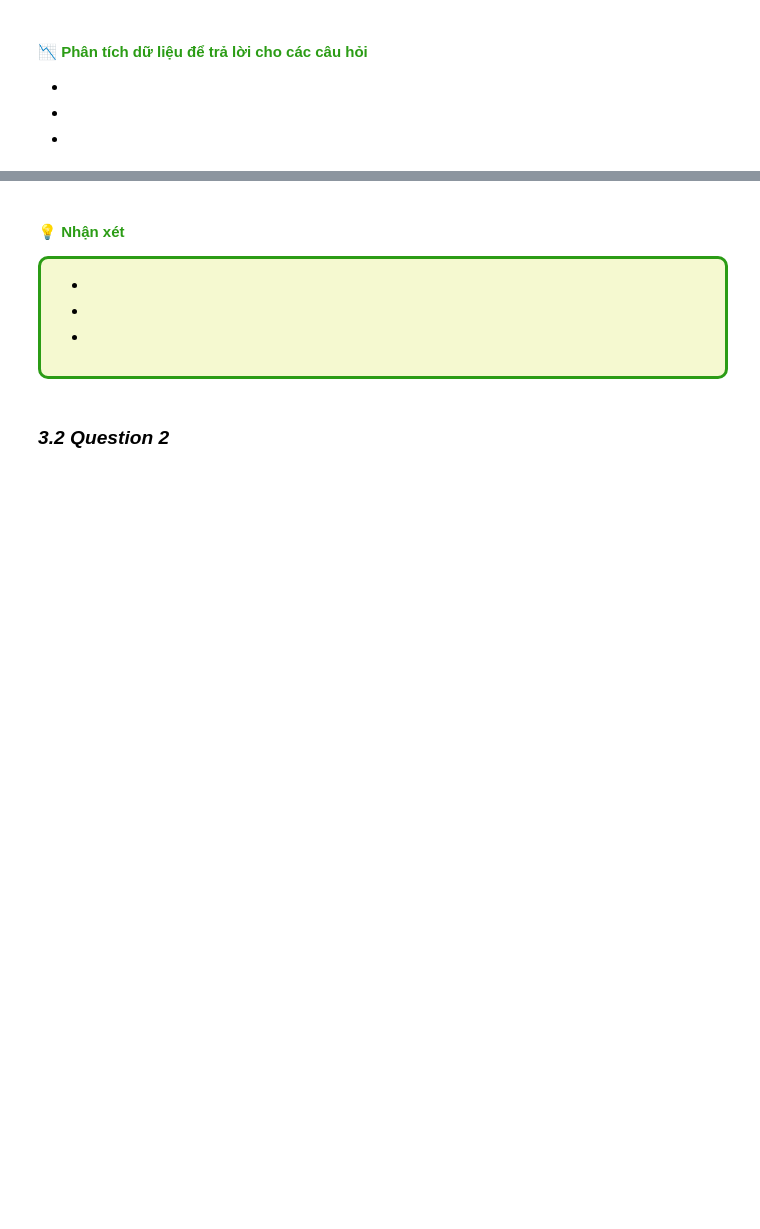
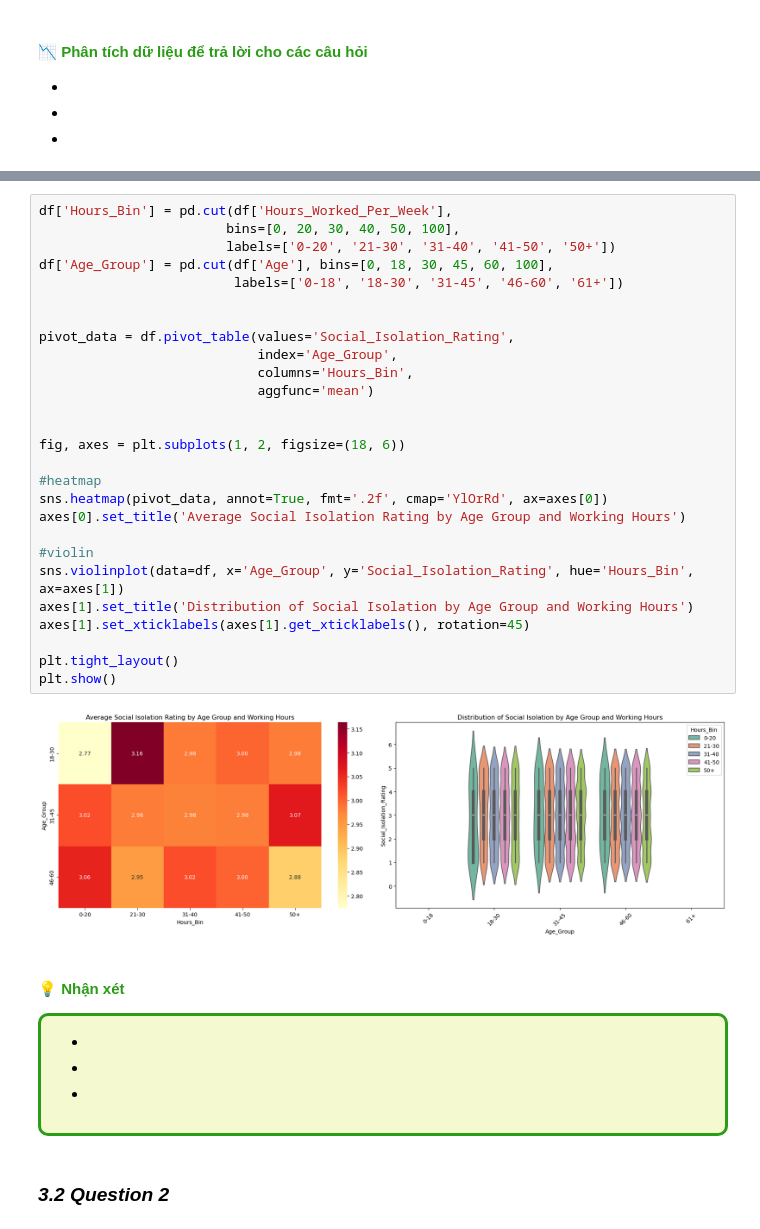
Before and after one commit to pigpig1524/HCMUS-P4DS-Lotus-Final, a Jupyter notebook: main_process.ipynb, the cells around one changed output, grey strips where cells are left out. Saved outputs shown, nothing was run; the diff lists cells and outputs as text; blank space fills up the shorter version.

```diff
--- a/main_process.ipynb
+++ b/main_process.ipynb
@@ -471,3 +487,32 @@ Empty value: 0
+# %%
+df['Hours_Bin'] = pd.cut(df['Hours_Worked_Per_Week'],
+                        bins=[0, 20, 30, 40, 50, 100],
+                        labels=['0-20', '21-30', '31-40', '41-50', '50+'])
+df['Age_Group'] = pd.cut(df['Age'], bins=[0, 18, 30, 45, 60, 100],
+                         labels=['0-18', '18-30', '31-45', '46-60', '61+'])
+
+
+pivot_data = df.pivot_table(values='Social_Isolation_Rating',
+                            index='Age_Group',
+                            columns='Hours_Bin',
+                            aggfunc='mean')
+
+
+fig, axes = plt.subplots(1, 2, figsize=(18, 6))
+
+#heatmap
+sns.heatmap(pivot_data, annot=True, fmt='.2f', cmap='YlOrRd', ax=axes[0])
+axes[0].set_title('Average Social Isolation Rating by Age Group and Working Hours')
+
+#violin
+sns.violinplot(data=df, x='Age_Group', y='Social_Isolation_Rating', hue='Hours_Bin', ax=axes[1])
+axes[1].set_title('Distribution of Social Isolation by Age Group and Working Hours')
+axes[1].set_xticklabels(axes[1].get_xticklabels(), rotation=45)
+
+plt.tight_layout()
+plt.show()
+# %% [output]
+[figure, added]
 # %% [markdown]
 #### <span style='color:#2B9C15 '>💡 Nhận xét </span>
 
```
Also changed, not shown: parts of 19 cells of this notebook.
